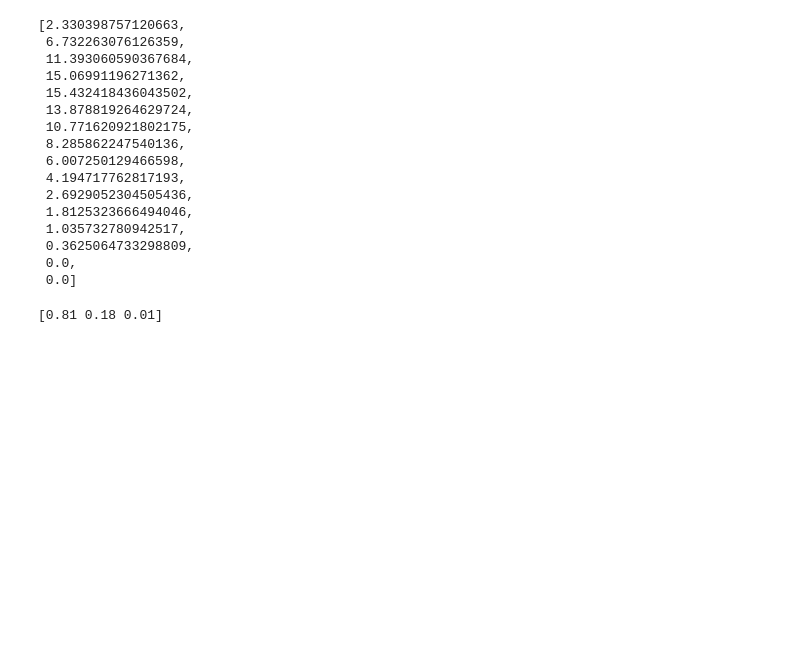
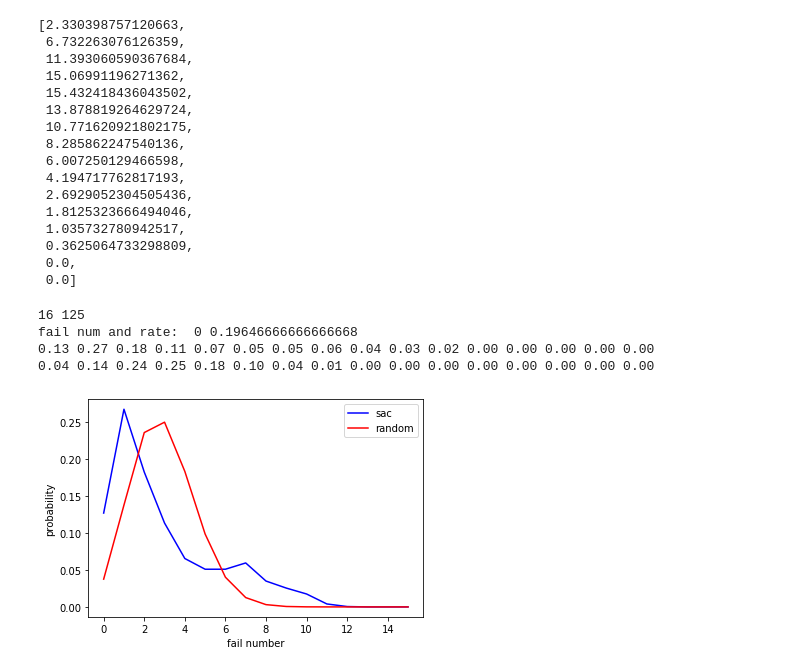
Before and after one commit to lan-lc/spinningup, a Jupyter notebook: find_bug.ipynb, the cells around one changed output. Cells and saved outputs as stored; diff of their text form; code cells hidden in the pictures; blank space fills up the shorter version.

```diff
--- a/find_bug.ipynb
+++ b/find_bug.ipynb
@@ -386,38 +386,42 @@ def print_distribution(dr):
     sum = 0
     fall = 0
     data_num = 0
     data_d_num = 0
     for i in range(model_num):
         for k in range(points_count):
             if dr[i][i][k][0]: # hard for old
                 fall +=1
                 continue
 
             cnt = 0
             for j in range(model_num):
                 if i != j:
                     data_num += 1
                     if dr[i][j][k][0]:
                         cnt += 1
                         data_d_num += 1
             ret[cnt] += 1
             sum+=1
 
     ret = [x/sum for x in ret]
     print("fail num and rate: ", fall, data_d_num / data_num)
     print_2f(*ret)
     colors = ['blue', 'red']
     x = range(0, model_num)
     rv = binom(model_num-1, data_d_num / data_num)
     rand_dis = rv.pmf(x)
+    names = ['sac', 'random']
     print_2f(*rand_dis)
+    plt.plot(x, ret, color='blue', label='sac')
+    plt.plot(x, rand_dis, color='red', label='random')
+    plt.legend()
+    plt.xlabel('fail number')
+    plt.ylabel('probability')
 
 print_distribution(dr2)
-print_distribution(drhu)
+# %% [output]
+16 125
+fail num and rate:  0 0.19646666666666668
+0.13 0.27 0.18 0.11 0.07 0.05 0.05 0.06 0.04 0.03 0.02 0.00 0.00 0.00 0.00 0.00
+0.04 0.14 0.24 0.25 0.18 0.10 0.04 0.01 0.00 0.00 0.00 0.00 0.00 0.00 0.00 0.00
+[figure, added]
-# %%
-from scipy.stats import binom
-rv = binom(2, 0.1)
-x = range(0,3)
-print(rv.pmf(x))
-# %% [output]
-[0.81 0.18 0.01]
```
Also changed, not shown: parts of 2 cells of this notebook, 13 other files.
